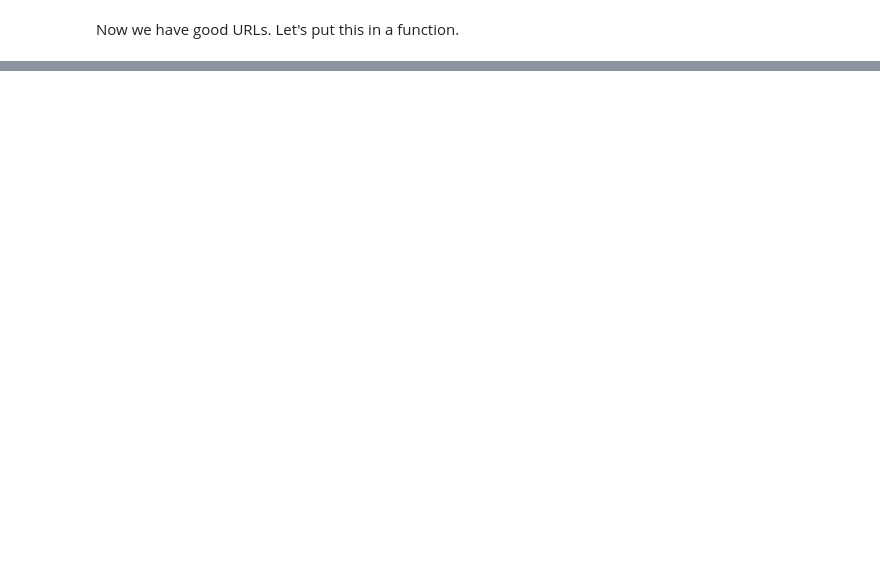
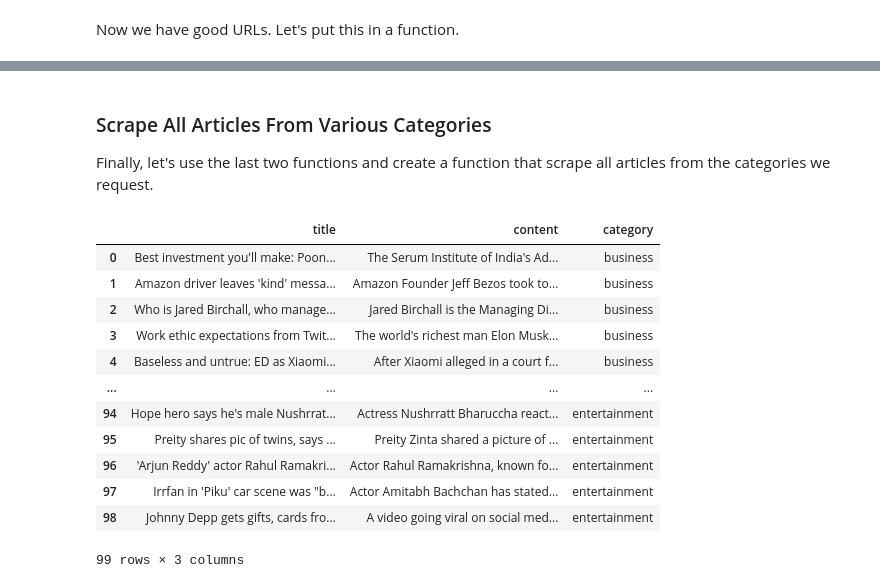
Before and after one commit to alegarcia-dev/natural-language-processing-exercises, a Jupyter notebook: acquire.ipynb, the cells around one changed output, grey strips where cells are left out. Cells and saved outputs as stored; diff of their text form; code cells hidden in the pictures; blank space fills up the shorter version.

Commit message:
:white_check_mark: Completed data acquisition exercises

```diff
--- a/acquire.ipynb
+++ b/acquire.ipynb
@@ -414,5 +418,14 @@ https://inshorts.com/en/news/i-always-say-that-nadal-has-1000-lives-jokes-world-
 # %% [markdown]
 Now we have good URLs. Let's put this in a function.
 # %%
-def a_function():
-    pass
+def get_category_links(category):
+    links = []
+    base_domain = 'https://inshorts.com'
+    url = f'{base_domain}/en/read/{category}'
+    response = requests.get(url)
+    soup = BeautifulSoup(response.text, 'html.parser')
+
+    for card in soup.find_all('div', class_ = 'news-card-title'):
+        links.append(base_domain + card.find('a')['href'])
+
+    return links
@@ -418,0 +453,34 @@ def a_function():
+# %% [markdown]
+### Scrape All Articles From Various Categories
+
+Finally, let's use the last two functions and create a function that scrape all articles from the categories we request.
+# %%
+# Get all links from the categories we choose, and get article info for each link
+
+categories = [
+    'business',
+    'sports',
+    'technology',
+    'entertainment'
+]
+articles = []
+
+for category in categories:
+    for link in get_category_links(category):
+        articles.append(get_article_info(link, category))
+
+pd.DataFrame(articles)
+# %% [output]
+|  | title | content | category |
+| 0 | Best investment you'll make: Poon... | The Serum Institute of India's Ad... | business |
+| 1 | Amazon driver leaves 'kind' messa... | Amazon Founder Jeff Bezos took to... | business |
+| 2 | Who is Jared Birchall, who manage... | Jared Birchall is the Managing Di... | business |
+| 3 | Work ethic expectations from Twit... | The world's richest man Elon Musk... | business |
+| 4 | Baseless and untrue: ED as Xiaomi... | After Xiaomi alleged in a court f... | business |
+| ... | ... | ... | ... |
+| 94 | Hope hero says he's male Nushrrat... | Actress Nushrratt Bharuccha react... | entertainment |
+| 95 | Preity shares pic of twins, says ... | Preity Zinta shared a picture of ... | entertainment |
+| 96 | 'Arjun Reddy' actor Rahul Ramakri... | Actor Rahul Ramakrishna, known fo... | entertainment |
+| 97 | Irrfan in 'Piku' car scene was "b... | Actor Amitabh Bachchan has stated... | entertainment |
+| 98 | Johnny Depp gets gifts, cards fro... | A video going viral on social med... | entertainment |
+99 rows × 3 columns
```
Also changed, not shown: parts of 16 cells of this notebook, 4 other files.
